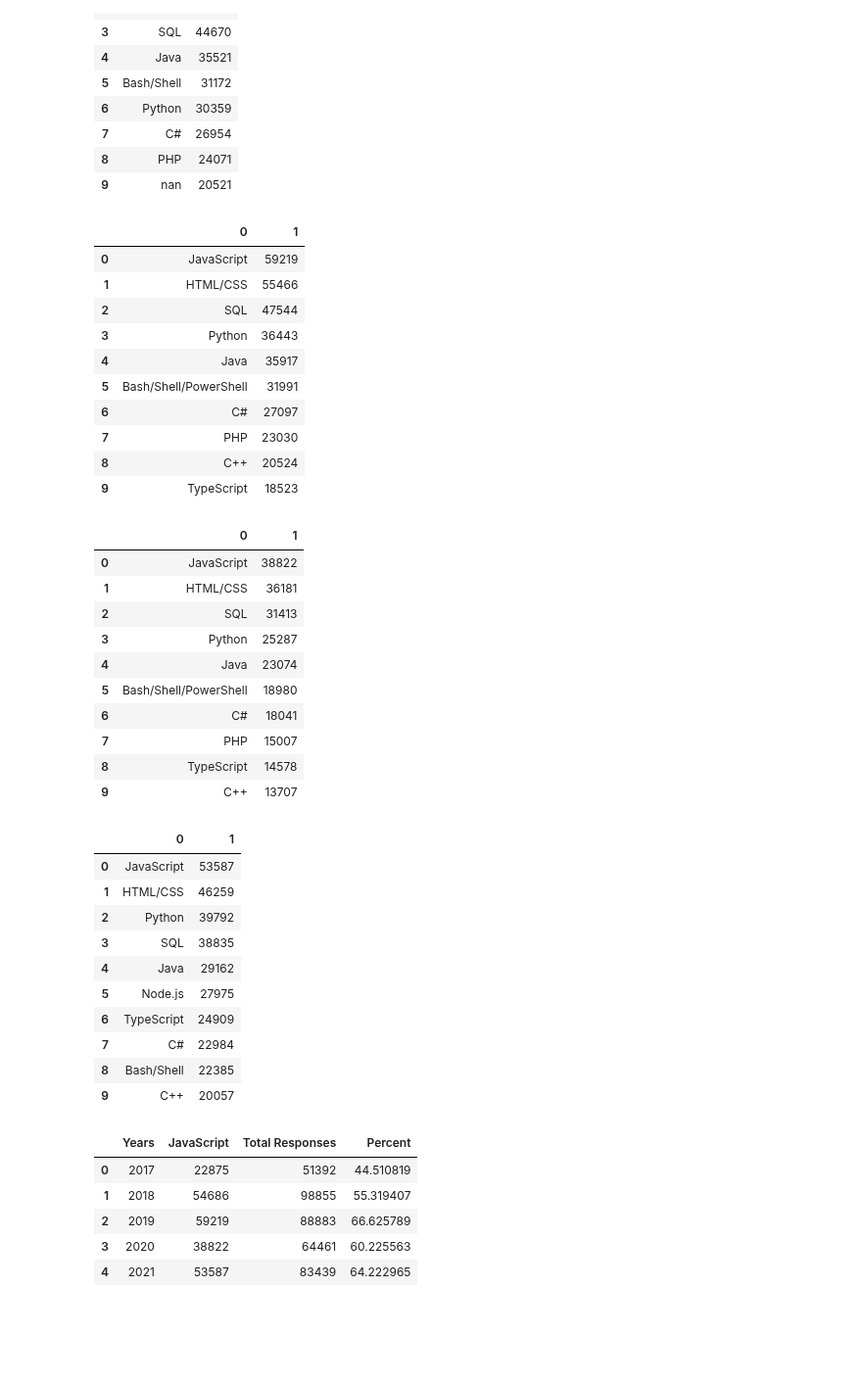
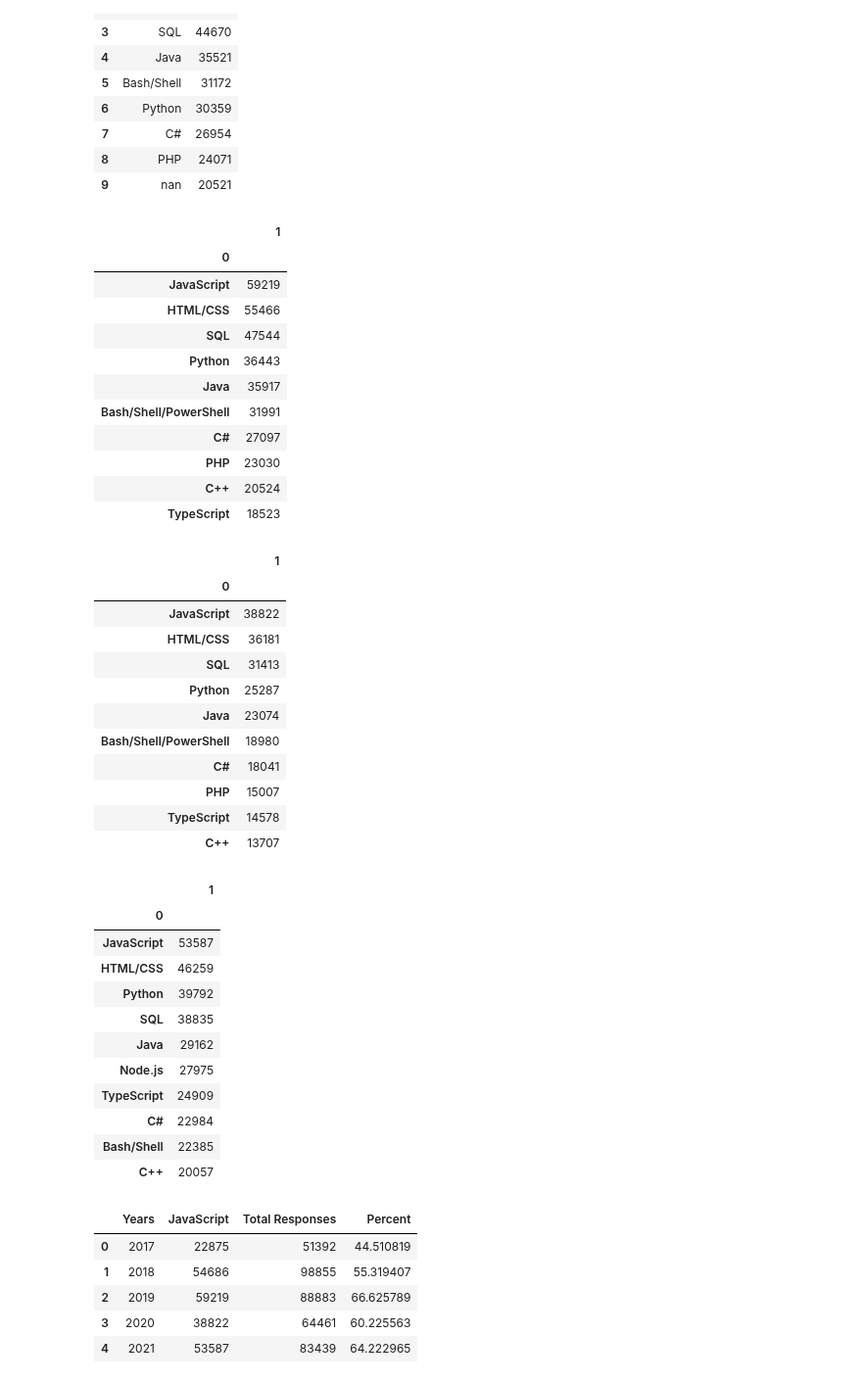
Before and after one commit to Stencoss/DataDrivenDevelopers, a Jupyter notebook: project_add.ipynb, the cells around one changed output. Shown at 98% size. Drawn from its saved outputs; the diff is of its cells as text; code cells hidden in the pictures; blank space fills up the shorter version.

```diff
--- a/project_add.ipynb
+++ b/project_add.ipynb
@@ -59,52 +60,55 @@ top10current2018
 | 9 | nan | 20521 |
 # %%
 find_top_langs(full_df_2019_js)
-top10current2019 = find_top_langs(full_df_2019_js).set_index(0).reset_index().head(10)
+top10current2019 = find_top_langs(full_df_2019_js).set_index(0).head(10)
 top10current2019
 # %% [output]
-|  | 0 | 1 |
-| 0 | JavaScript | 59219 |
-| 1 | HTML/CSS | 55466 |
-| 2 | SQL | 47544 |
-| 3 | Python | 36443 |
-| 4 | Java | 35917 |
-| 5 | Bash/Shell/PowerShell | 31991 |
-| 6 | C# | 27097 |
-| 7 | PHP | 23030 |
-| 8 | C++ | 20524 |
-| 9 | TypeScript | 18523 |
+|  | 1 |
+| 0 |  |
+| JavaScript | 59219 |
+| HTML/CSS | 55466 |
+| SQL | 47544 |
+| Python | 36443 |
+| Java | 35917 |
+| Bash/Shell/PowerShell | 31991 |
+| C# | 27097 |
+| PHP | 23030 |
+| C++ | 20524 |
+| TypeScript | 18523 |
 # %%
 find_top_langs(full_df_2020_js)
-top10current2020 = find_top_langs(full_df_2020_js).set_index(0).reset_index().head(10)
+top10current2020 = find_top_langs(full_df_2020_js).set_index(0).head(10)
 top10current2020
 # %% [output]
-|  | 0 | 1 |
-| 0 | JavaScript | 38822 |
-| 1 | HTML/CSS | 36181 |
-| 2 | SQL | 31413 |
-| 3 | Python | 25287 |
-| 4 | Java | 23074 |
-| 5 | Bash/Shell/PowerShell | 18980 |
-| 6 | C# | 18041 |
-| 7 | PHP | 15007 |
-| 8 | TypeScript | 14578 |
-| 9 | C++ | 13707 |
+|  | 1 |
+| 0 |  |
+| JavaScript | 38822 |
+| HTML/CSS | 36181 |
+| SQL | 31413 |
+| Python | 25287 |
+| Java | 23074 |
+| Bash/Shell/PowerShell | 18980 |
+| C# | 18041 |
+| PHP | 15007 |
+| TypeScript | 14578 |
+| C++ | 13707 |
 # %%
 find_top_langs(full_df_2021_js)
-top10current2021 = find_top_langs(full_df_2021_js).set_index(0).reset_index().head(10)
+top10current2021 = find_top_langs(full_df_2021_js).set_index(0).head(10)
 top10current2021
 # %% [output]
-|  | 0 | 1 |
-| 0 | JavaScript | 53587 |
-| 1 | HTML/CSS | 46259 |
-| 2 | Python | 39792 |
-| 3 | SQL | 38835 |
-| 4 | Java | 29162 |
-| 5 | Node.js | 27975 |
-| 6 | TypeScript | 24909 |
-| 7 | C# | 22984 |
-| 8 | Bash/Shell | 22385 |
-| 9 | C++ | 20057 |
+|  | 1 |
+| 0 |  |
+| JavaScript | 53587 |
+| HTML/CSS | 46259 |
+| Python | 39792 |
+| SQL | 38835 |
+| Java | 29162 |
+| Node.js | 27975 |
+| TypeScript | 24909 |
+| C# | 22984 |
+| Bash/Shell | 22385 |
+| C++ | 20057 |
 # %%
 years_se = []
 
```
Also changed, not shown: parts of 1 cell of this notebook, 1 other file.
